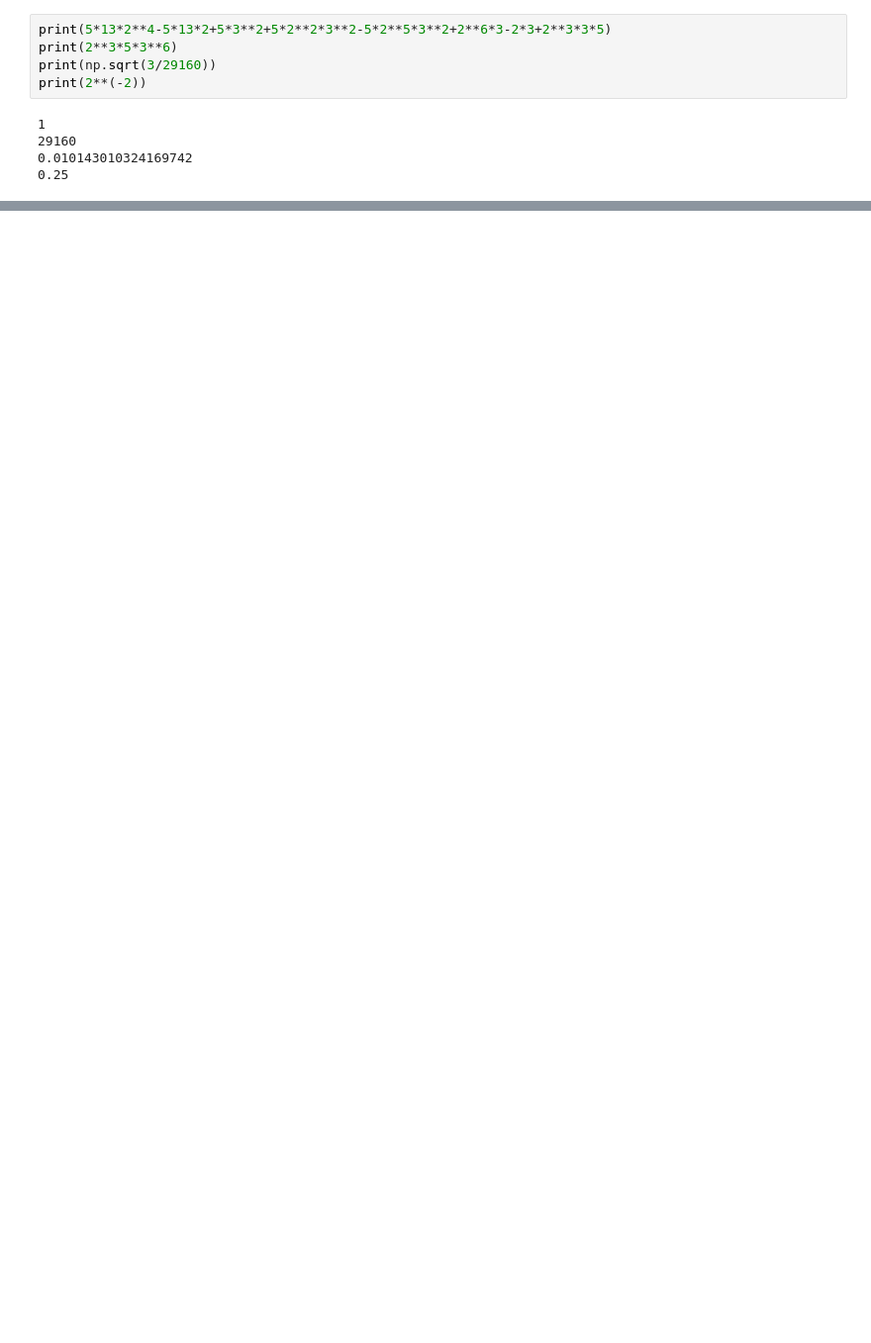
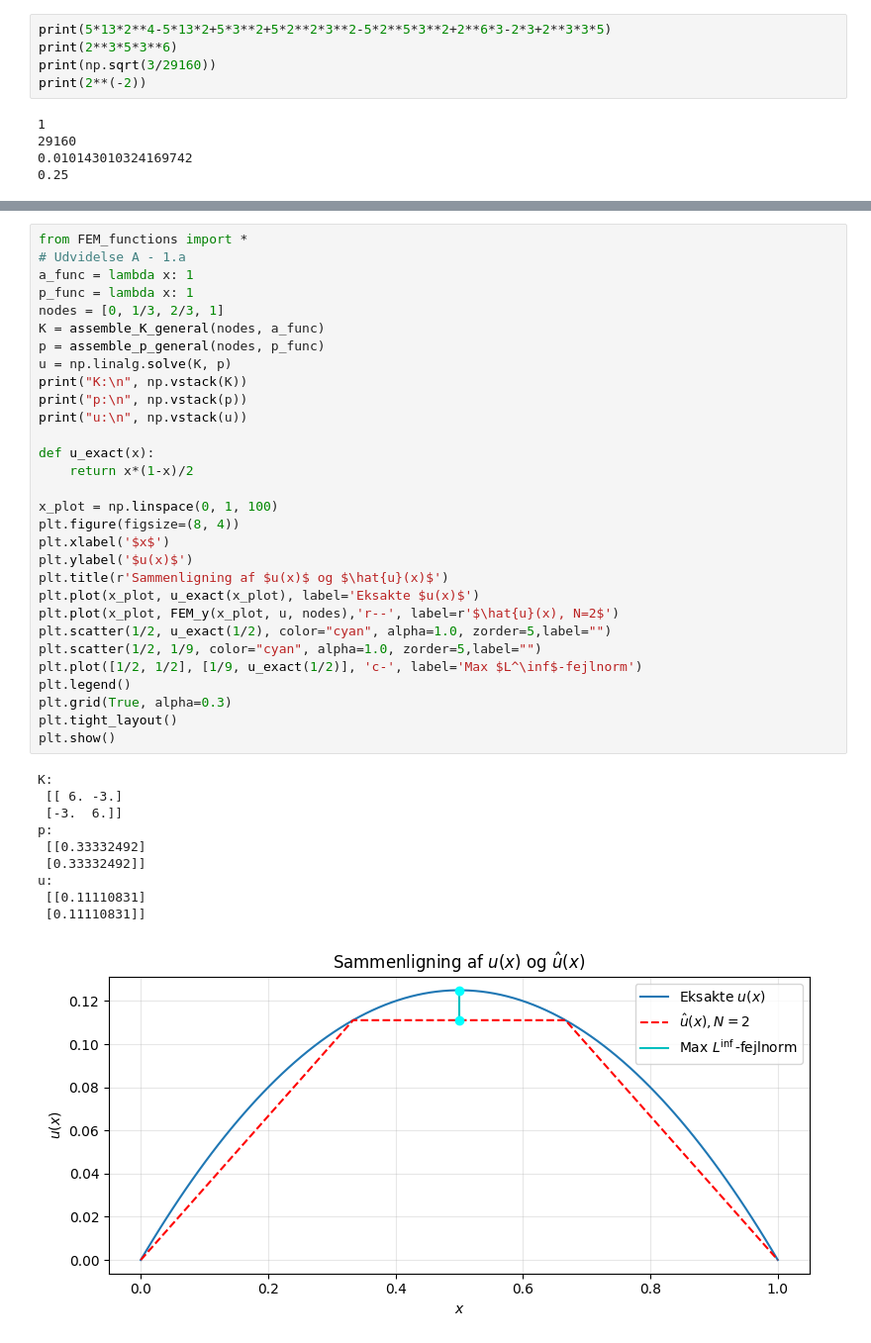
Before and after one commit to vivicodesacademically/Mat1b-projekt, a Jupyter notebook: Mixed_Code_Tasks.ipynb, the cells around one changed output, grey strips where cells are left out. Shown at 99% size. Saved outputs shown, nothing was run; the diff lists cells and outputs as text; blank space fills up the shorter version.

```diff
--- a/Mixed_Code_Tasks.ipynb
+++ b/Mixed_Code_Tasks.ipynb
@@ -427,0 +499,41 @@ print(2**(-2))
+# %%
+from FEM_functions import *
+# Udvidelse A - 1.a
+a_func = lambda x: 1
+p_func = lambda x: 1
+nodes = [0, 1/3, 2/3, 1]
+K = assemble_K_general(nodes, a_func)
+p = assemble_p_general(nodes, p_func)
+u = np.linalg.solve(K, p)
+print("K:\n", np.vstack(K))
+print("p:\n", np.vstack(p))
+print("u:\n", np.vstack(u))
+
+def u_exact(x):
+    return x*(1-x)/2
+
+x_plot = np.linspace(0, 1, 100)
+plt.figure(figsize=(8, 4))
+plt.xlabel('$x$')
+plt.ylabel('$u(x)$')
+plt.title(r'Sammenligning af $u(x)$ og $\hat{u}(x)$')
+plt.plot(x_plot, u_exact(x_plot), label='Eksakte $u(x)$')
+plt.plot(x_plot, FEM_y(x_plot, u, nodes),'r--', label=r'$\hat{u}(x), N=2$')
+plt.scatter(1/2, u_exact(1/2), color="cyan", alpha=1.0, zorder=5,label="")
+plt.scatter(1/2, 1/9, color="cyan", alpha=1.0, zorder=5,label="")
+plt.plot([1/2, 1/2], [1/9, u_exact(1/2)], 'c-', label='Max $L^\inf$-fejlnorm')
+plt.legend()
+plt.grid(True, alpha=0.3)
+plt.tight_layout()
+plt.show()
+# %% [output]
+K:
+ [[ 6. -3.]
+ [-3.  6.]]
+p:
+ [[0.33332492]
+ [0.33332492]]
+u:
+ [[0.11110831]
+ [0.11110831]]
+[figure, added]
```
Also changed, not shown: parts of 6 cells of this notebook, 1 other file.
